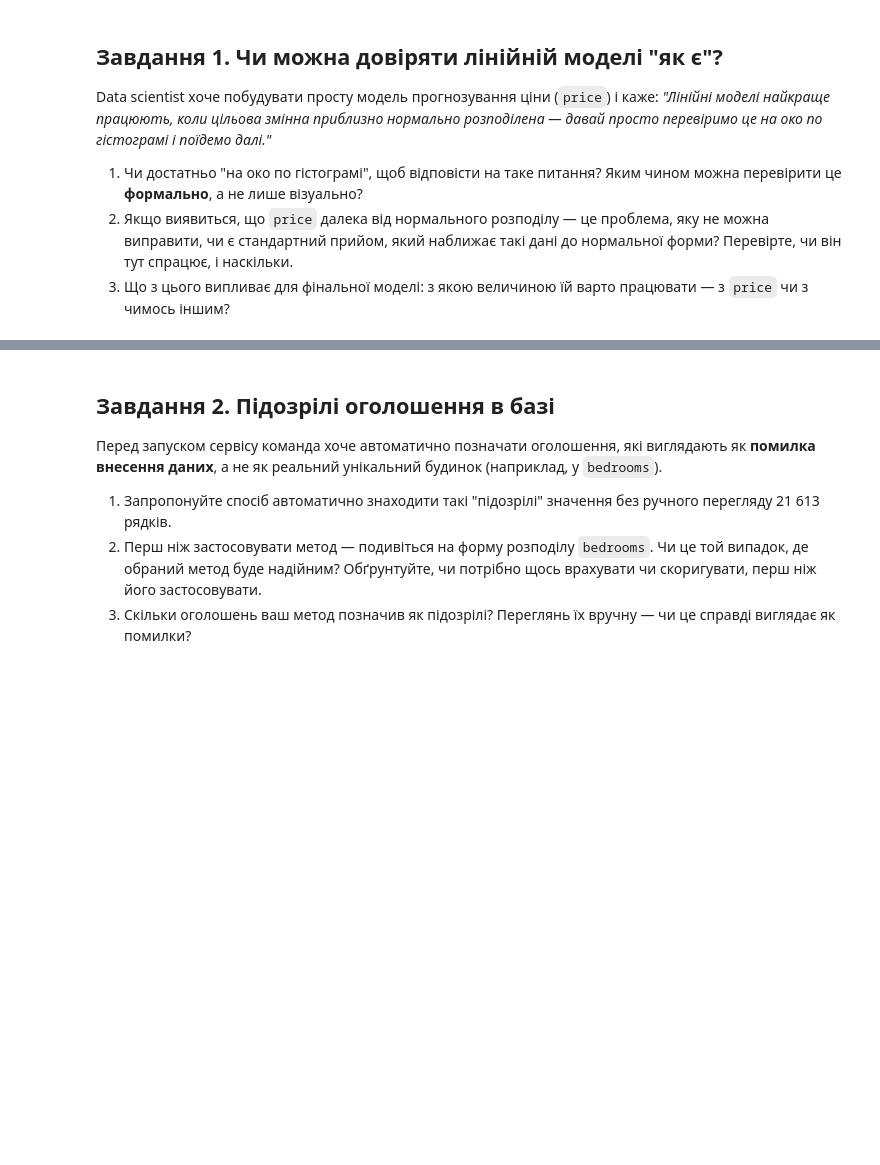
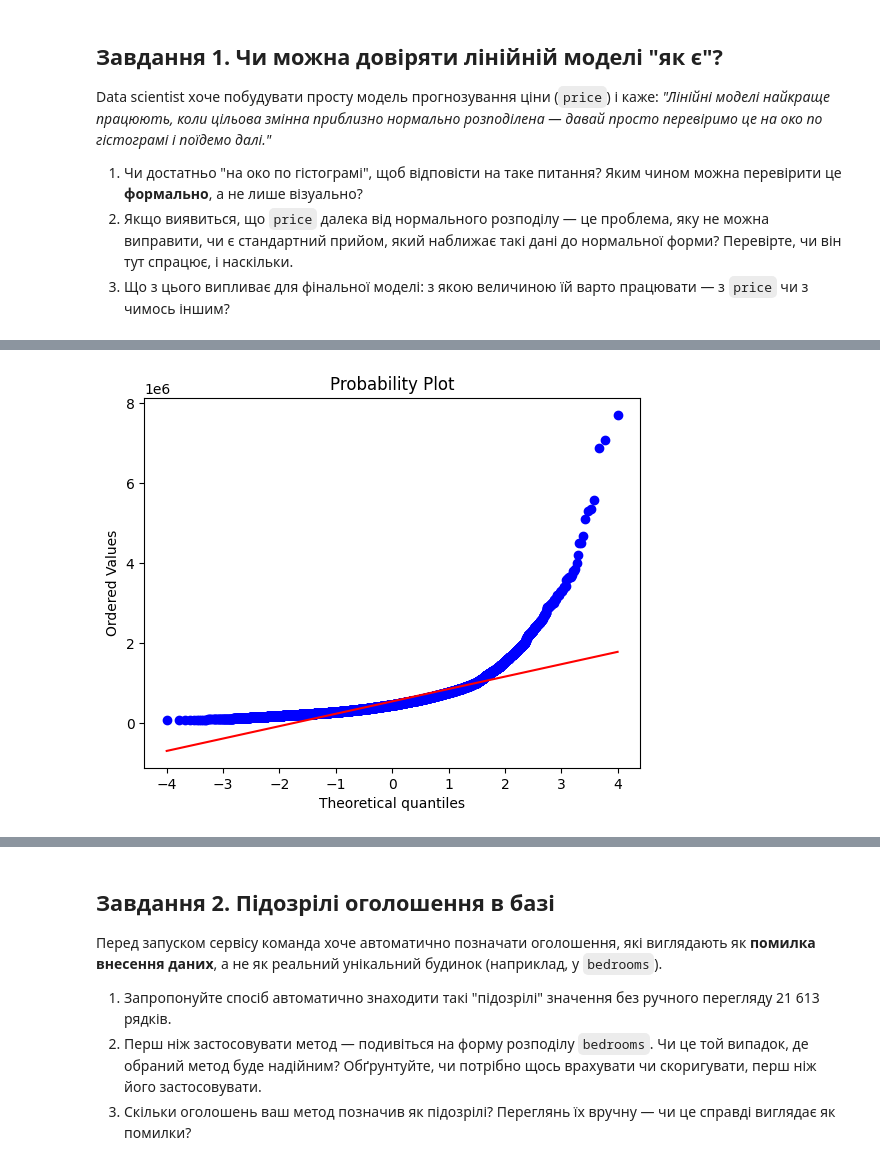
Before and after one commit to cpython-projects/da_27_07_2026, a Jupyter notebook: lesson_16_hw.ipynb, the cells around one changed output, grey strips where cells are left out. Drawn from its saved outputs; the diff is of its cells as text; code cells hidden in the pictures; blank space fills up the shorter version.

```diff
--- a/lesson_16_hw.ipynb
+++ b/lesson_16_hw.ipynb
@@ -23,0 +58,5 @@ Data scientist хоче побудувати просту модель прог
+# %%
+stats.probplot(df.price, dist='norm', plot=plt)
+plt.show()
+# %% [output]
+[figure, added]
```
Also changed, not shown: parts of 25 cells of this notebook.
